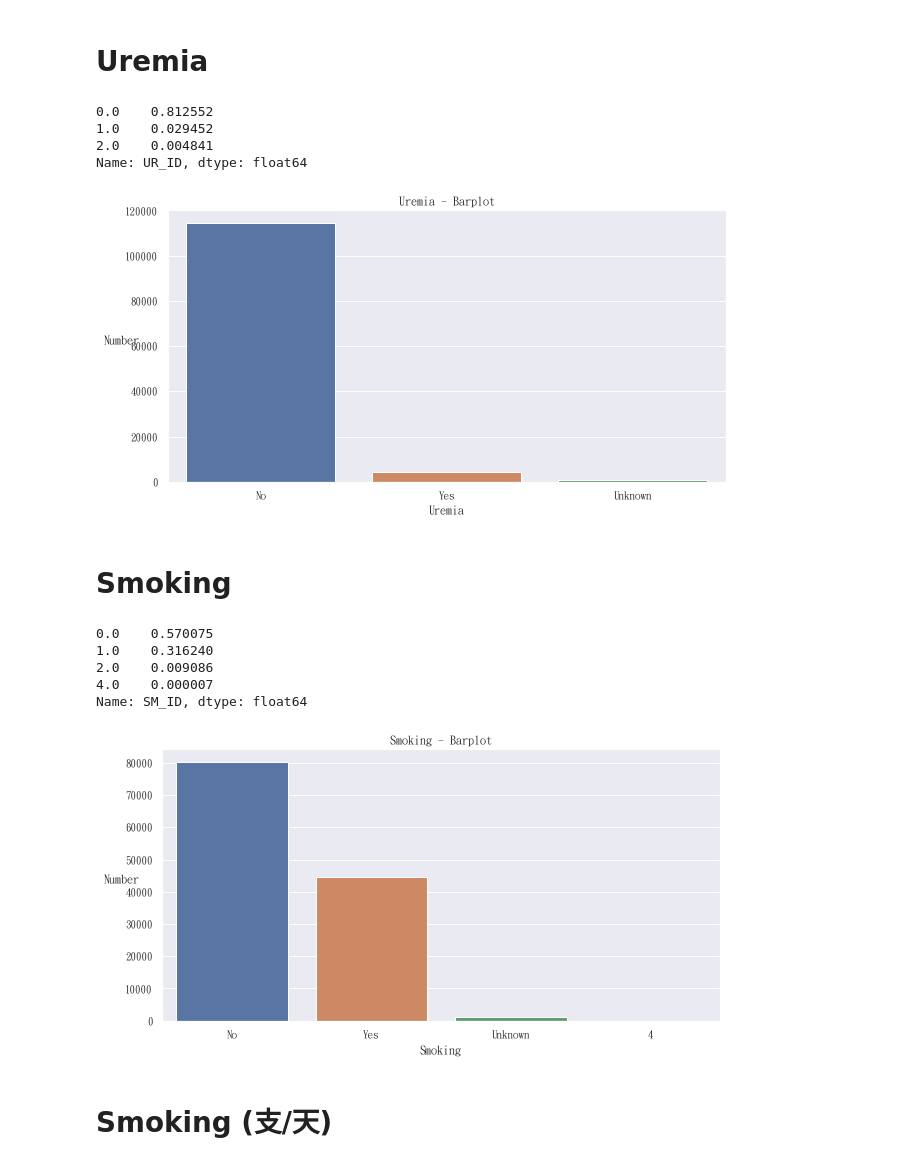
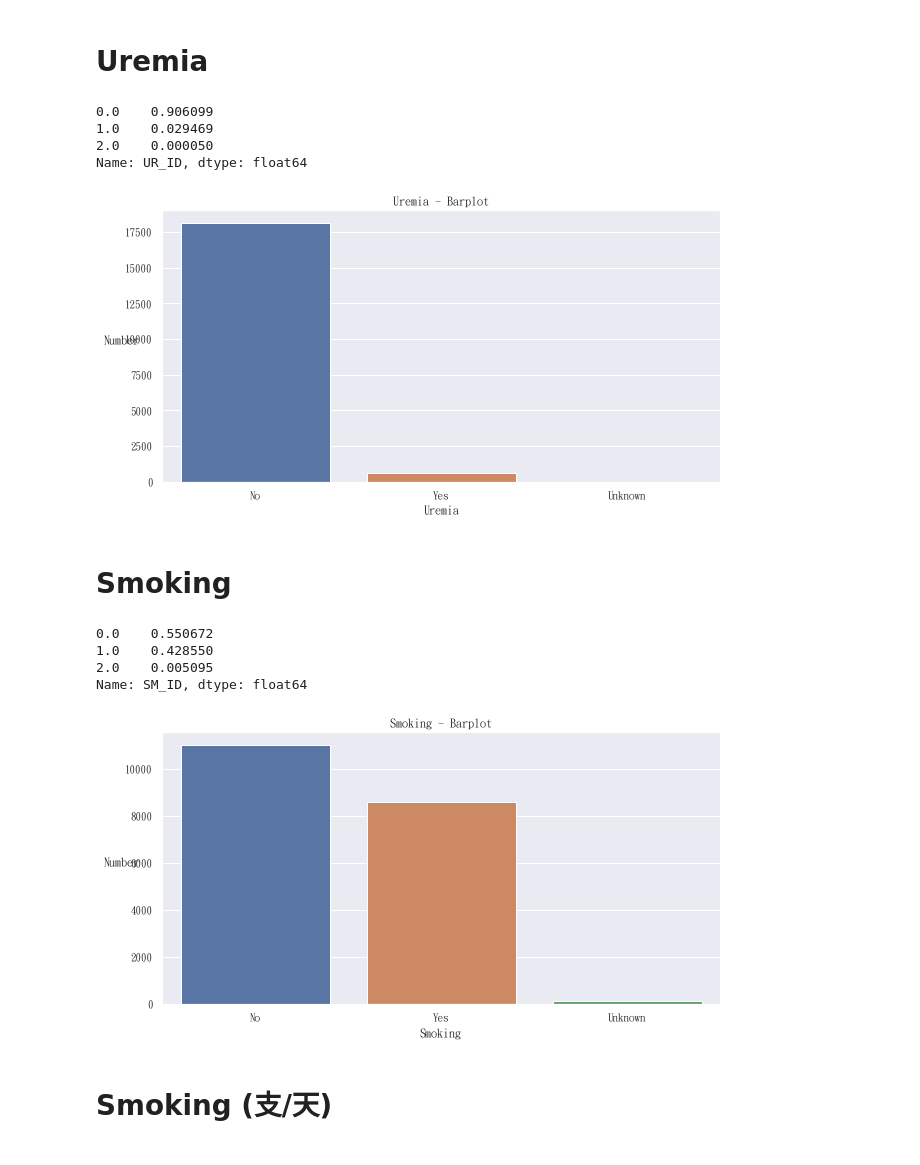
Before and after one commit to sn987532159/TSR_ML, a Jupyter notebook: data_exploration/Pre-visualisation - CASEDDGFA.ipynb, the cells around one changed output. Saved outputs shown, nothing was run; the diff lists cells and outputs as text; code cells hidden in the pictures.

```diff
--- a/data_exploration/Pre-visualisation - CASEDDGFA.ipynb
+++ b/data_exploration/Pre-visualisation - CASEDDGFA.ipynb
@@ -11,7 +11,7 @@ sns.set(font=myfont.get_name())
 
 plt.rcParams['figure.figsize'] = (10,5)
 # %%
-csv_path = os.path.join("..", "data","TSR_2018_raw", "CASEDDGFA.csv")
+csv_path = os.path.join("..", "data","TSR_CMUH", "CASEDDGFA.csv")
 cdd = pd.read_csv(csv_path)
 cdd.head()
 # %% [output]
@@ -156,32 +153,31 @@ plt.xlabel('Uremia')
 plt.ylabel('Number', rotation=0)
 plt.show()
 # %% [output]
-0.0    0.812552
-1.0    0.029452
-2.0    0.004841
+0.0    0.906099
+1.0    0.029469
+2.0    0.000050
 Name: UR_ID, dtype: float64
-[figure, old version]
+[figure, new version]
 # %% [markdown]
 # Smoking
 # %%
 sm_id = cdd.loc[:,"SM_ID"]
 #print(sm_id)
 print(sm_id.value_counts() / len(sm_id))
 #print(sm_id.describe())
 
-sm_id_labels = ["No","Yes","Unknown","4"]
+sm_id_labels = ["No","Yes","Unknown"]
 sns.countplot(sm_id).set_xticklabels(sm_id_labels)
 plt.title("Smoking - Barplot")
 plt.xlabel('Smoking')
 plt.ylabel('Number', rotation=0)
 plt.show()
 # %% [output]
-0.0    0.570075
-1.0    0.316240
-2.0    0.009086
-4.0    0.000007
+0.0    0.550672
+1.0    0.428550
+2.0    0.005095
 Name: SM_ID, dtype: float64
-[figure, old version]
+[figure, new version]
 # %% [markdown]
 # Smoking (支/天)
 # %%
```
Also changed, not shown: parts of 22 cells of this notebook, 6 other files.
